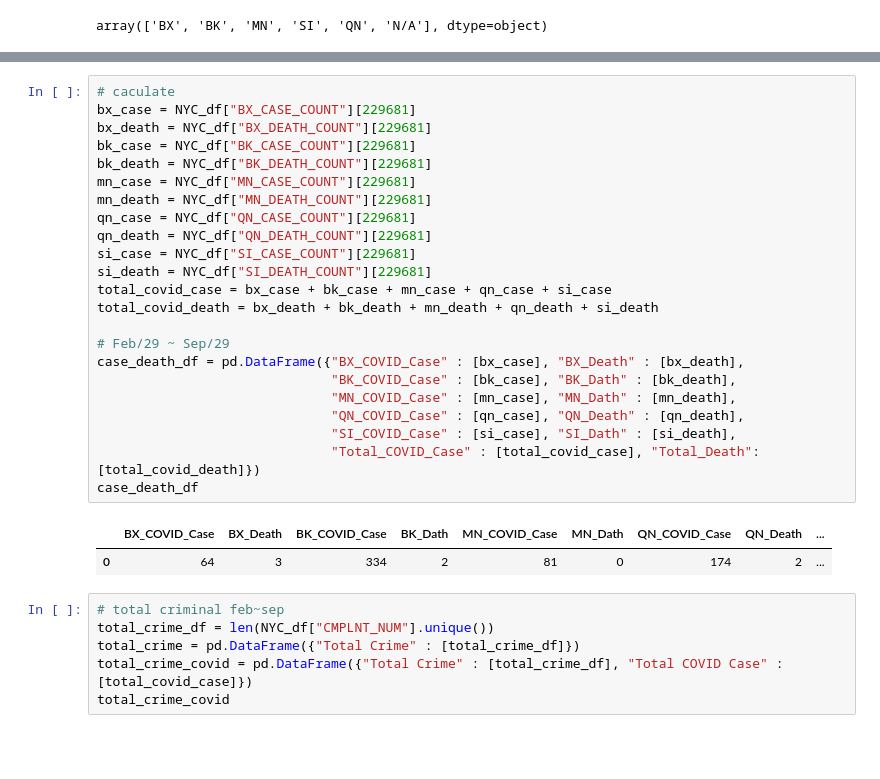
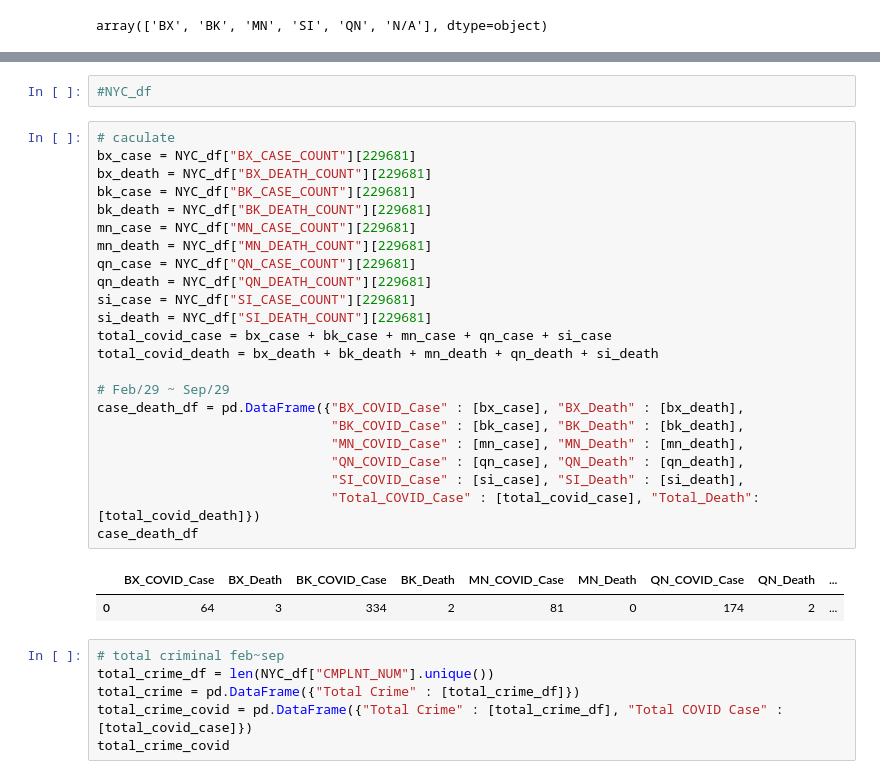
Before and after one commit to canamasc/Covid-Trends-VS-ATL-Crime, a Jupyter notebook: NYC_Crime_COVID.ipynb, the cells around one changed output, grey strips where cells are left out. Drawn from its saved outputs; the diff is of its cells as text; blank space fills up the shorter version.

```diff
--- a/NYC_Crime_COVID.ipynb
+++ b/NYC_Crime_COVID.ipynb
@@ -63,28 +47,30 @@ NYC_df
+# %%
+#NYC_df
 # %%
 # caculate
 bx_case = NYC_df["BX_CASE_COUNT"][229681]
 bx_death = NYC_df["BX_DEATH_COUNT"][229681]
 bk_case = NYC_df["BK_CASE_COUNT"][229681]
 bk_death = NYC_df["BK_DEATH_COUNT"][229681]
 mn_case = NYC_df["MN_CASE_COUNT"][229681]
 mn_death = NYC_df["MN_DEATH_COUNT"][229681]
 qn_case = NYC_df["QN_CASE_COUNT"][229681]
 qn_death = NYC_df["QN_DEATH_COUNT"][229681]
 si_case = NYC_df["SI_CASE_COUNT"][229681]
 si_death = NYC_df["SI_DEATH_COUNT"][229681]
 total_covid_case = bx_case + bk_case + mn_case + qn_case + si_case
 total_covid_death = bx_death + bk_death + mn_death + qn_death + si_death
 
 # Feb/29 ~ Sep/29
 case_death_df = pd.DataFrame({"BX_COVID_Case" : [bx_case], "BX_Death" : [bx_death],
-                              "BK_COVID_Case" : [bk_case], "BK_Dath" : [bk_death],
-                              "MN_COVID_Case" : [mn_case], "MN_Dath" : [mn_death],
+                              "BK_COVID_Case" : [bk_case], "BK_Death" : [bk_death],
+                              "MN_COVID_Case" : [mn_case], "MN_Death" : [mn_death],
                               "QN_COVID_Case" : [qn_case], "QN_Death" : [qn_death],
-                              "SI_COVID_Case" : [si_case], "SI_Dath" : [si_death],
+                              "SI_COVID_Case" : [si_case], "SI_Death" : [si_death],
                               "Total_COVID_Case" : [total_covid_case], "Total_Death": [total_covid_death]})
 case_death_df
 # %% [output]
-|  | BX_COVID_Case | BX_Death | BK_COVID_Case | BK_Dath | MN_COVID_Case | MN_Dath | QN_COVID_Case | QN_Death | ... |
+|  | BX_COVID_Case | BX_Death | BK_COVID_Case | BK_Death | MN_COVID_Case | MN_Death | QN_COVID_Case | QN_Death | ... |
 | 0 | 64 | 3 | 334 | 2 | 81 | 0 | 174 | 2 | ... |
 # %%
 # total criminal feb~sep
```
Also changed, not shown: parts of 17 cells of this notebook, 12 other files.
